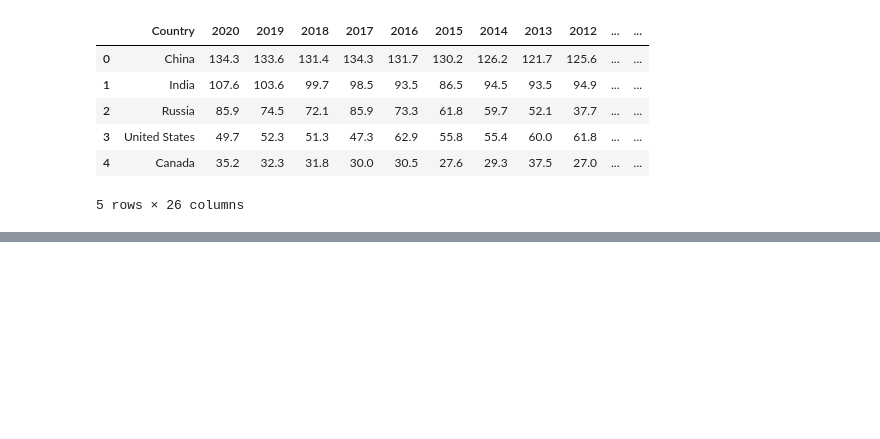
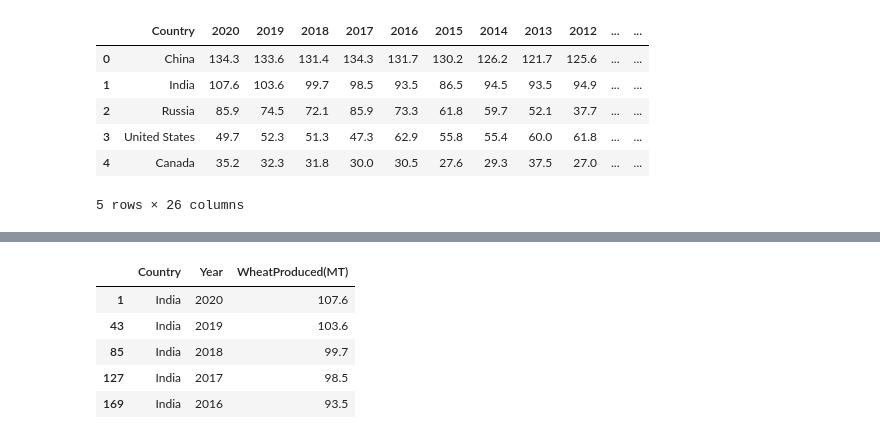
Before and after one commit to gautam7-github/wheat__produced_eda, a Jupyter notebook: wts.ipynb, the cells around one changed output, grey strips where cells are left out. Cells and saved outputs as stored; diff of their text form; code cells hidden in the pictures; blank space fills up the shorter version.

```diff
--- a/wts.ipynb
+++ b/wts.ipynb
@@ -140,0 +170,11 @@ df_transformed.to_csv("country_wise_wheat_produced.csv",index=False)
+# %%
+indiaDf = df_transformed.loc[df_transformed.Country == "India"]
+# %%
+indiaDf.head()
+# %% [output]
+|  | Country | Year | WheatProduced(MT) |
+| 1 | India | 2020 | 107.6 |
+| 43 | India | 2019 | 103.6 |
+| 85 | India | 2018 | 99.7 |
+| 127 | India | 2017 | 98.5 |
+| 169 | India | 2016 | 93.5 |
```
Also changed, not shown: parts of 12 cells of this notebook, 3 other files.
